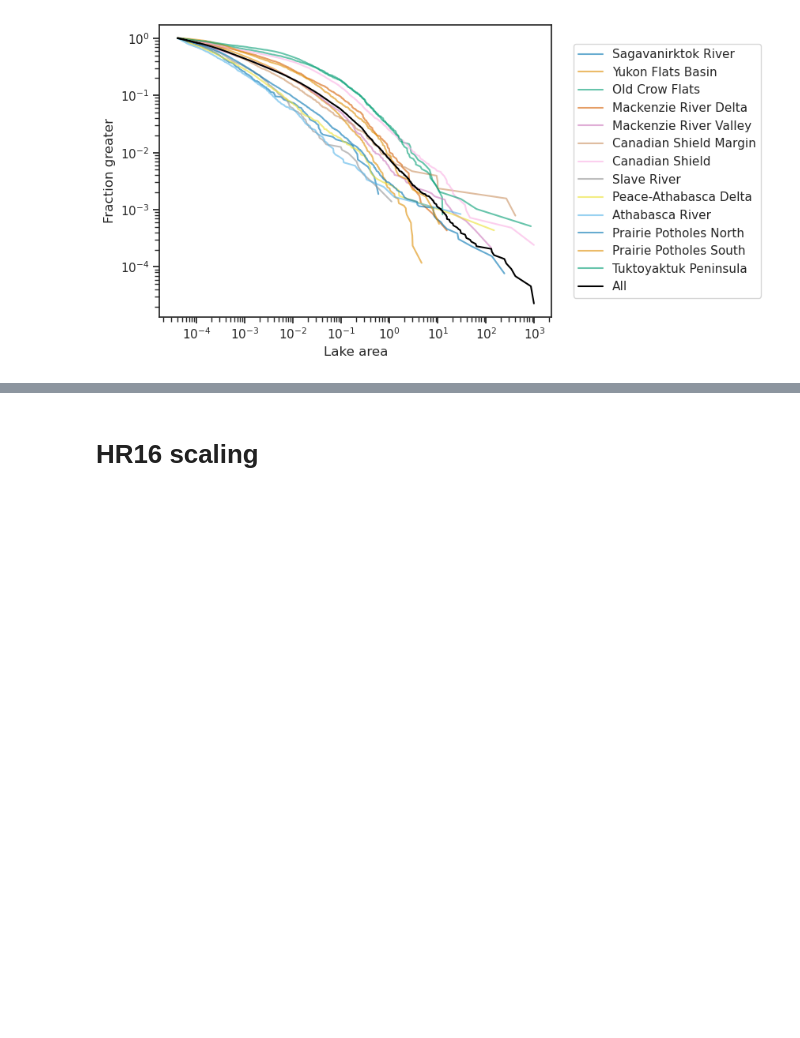
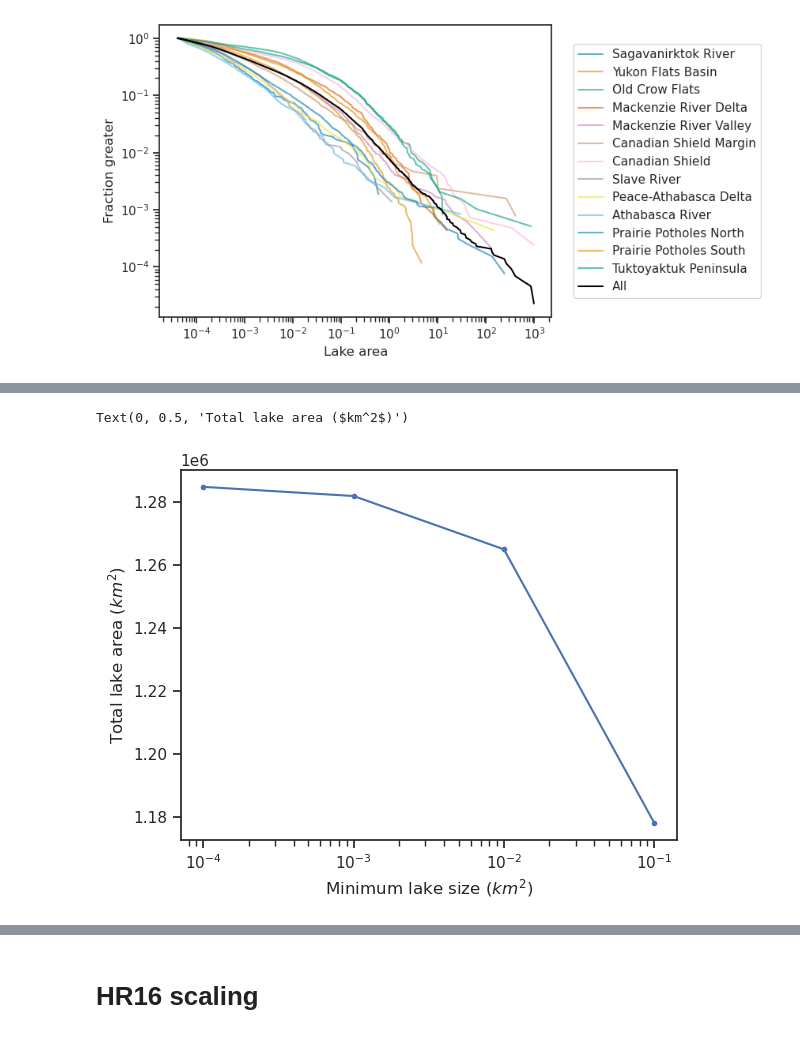
Before and after one commit to ekcomputer/lake-area, a Jupyter notebook: LSD_scale_comparison.ipynb, the cells around one changed output, grey strips where cells are left out. Cells and saved outputs as stored; diff of their text form; code cells hidden in the pictures; blank space fills up the shorter version.

```diff
--- a/LSD_scale_comparison.ipynb
+++ b/LSD_scale_comparison.ipynb
@@ -29,6 +31,10 @@ import powerlaw
 ## Plotting params
 sns.set_theme('notebook', font='Ariel')
 sns.set_style('ticks')
+# %%
+## I/O
+gdf_bawld_pth = '/mnt/g/Other/Kuhn-olefeldt-BAWLD/BAWLD/BAWLD_V1___Shapefile.zip'
+gdf_HL_jn_pth = '/mnt/g/Ch4/GSW_zonal_stats/HL/v3/HL_zStats_Oc_binned_jnBAWLD.shp' # HL clipped to BAWLD
 # %% [markdown]
 # PeRL data exploration
 # %%
@@ -207,0 +273,5 @@ TODO: translate curves so that tails or mid-regions align to show how extrapolat
+# %%
+gdf = gpd.read_file(gdf_bawld_pth)
+df = pyogrio.read_dataframe(gdf_HL_jn_pth, columns=['BAWLDCell_', 'Shp_Area', 'BAWLDLong', 'BAWLDLat'], read_geometry=False, use_arrow=True)
+print(df.head(2))
+print(gdf.head(2))
@@ -207,0 +301,19 @@ TODO: translate curves so that tails or mid-regions align to show how extrapolat
+# %%
+# Loop
+for i in tqdm(range(len(gdf))): # 10 # len(gdf)
+    ## Select only lakes in cell (based on pour point)
+    cell_id = gdf.loc[i, 'Cell_ID'] # called BAWLD_Cell in df
+    df_tmp = df.query(f'BAWLDCell_==@cell_id')
+
+    ## compute area stats
+    gdf.loc[i, 'HL_area'] = df_tmp.Shp_Area.sum() # all HL-observable lakes
+    gdf.loc[i, 'Ppnd_area'] = df_tmp.query('(Shp_Area >= 0.0001) and  (Shp_Area < 0.01)').Shp_Area.sum() # perl ponds (will always be 0 for HL)
+    gdf.loc[i, 'Plk_area'] = df_tmp.query('(Shp_Area >= 0.01) and  (Shp_Area < 1)').Shp_Area.sum() # perl lakes (not ponds)
+    gdf.loc[i, 'Mid_lk_area'] = df_tmp.query('(Shp_Area >= 0.1) and  (Shp_Area < 1)').Shp_Area.sum() # Mid lakes (if I used 0.3 cutoff, I could include all CIR sites) to use for extrapolation
+    gdf.loc[i, 'Lg_lk_area'] = df_tmp.query('(Shp_Area >= 1)').Shp_Area.sum() # Large lakes (add to extrapolation)
+    gdf.loc[i, 'Hpnd_extrap4'] = (1 + ratio_dict['HL_pnd_r_4'] / 100) * gdf.loc[i, 'Mid_lk_area'] + gdf.loc[i, 'Lg_lk_area']
+    gdf.loc[i, 'Hpnd_extrap3'] = (1 + ratio_dict['HL_pnd_r_3'] / 100) * gdf.loc[i, 'Mid_lk_area'] + gdf.loc[i, 'Lg_lk_area']
+    gdf.loc[i, 'Hpnd_extrap2'] = (1 + ratio_dict['HL_pnd_r_2'] / 100) * gdf.loc[i, 'Mid_lk_area'] + gdf.loc[i, 'Lg_lk_area']
+    gdf.loc[i, 'Meg_lk_area'] = df_tmp.query('(Shp_Area >= 5000)').Shp_Area.sum() # Mega lakes (often subtracted from upscaling)
+
+gdf.head()
@@ -207,0 +328,11 @@ TODO: translate curves so that tails or mid-regions align to show how extrapolat
+# %%
+## Plot total area as function of extrapolated min. size
+
+sums = gdf.sum()
+plt.plot([0.1, 0.01, 0.001, 0.0001], [sums.HL_area, sums.Hpnd_extrap2, sums.Hpnd_extrap3, sums.Hpnd_extrap4], '.-')
+plt.xscale('log')
+plt.xlabel('Minimum lake size ($km^2$)')
+plt.ylabel('Total lake area ($km^2$)')
+# %% [output]
+Text(0, 0.5, 'Total lake area ($km^2$)')
+[figure, added]
```
Also changed, not shown: parts of 17 cells of this notebook.
